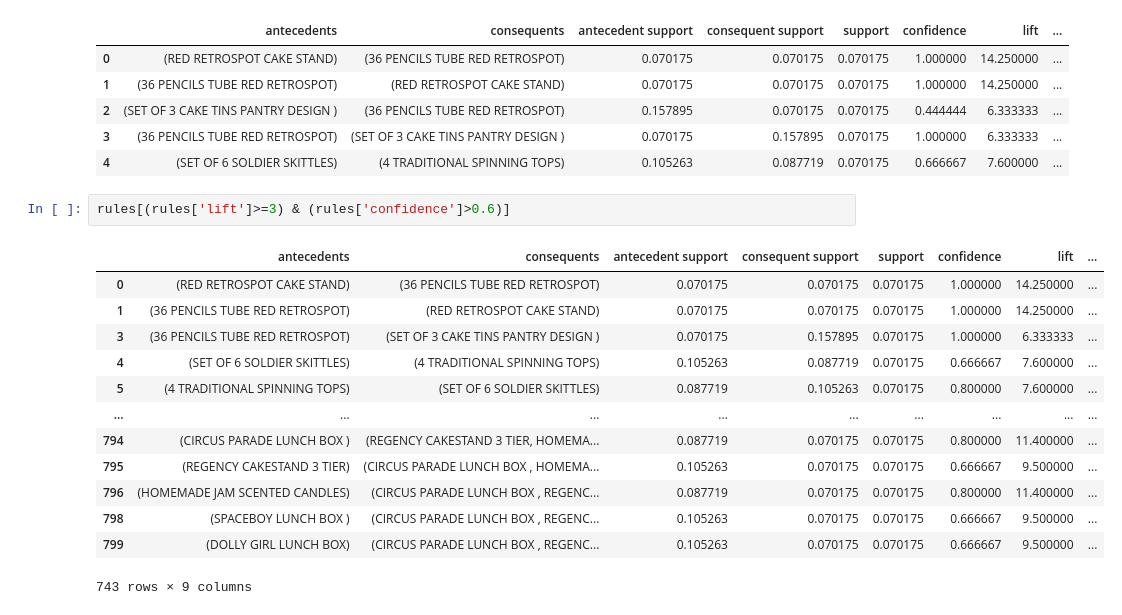
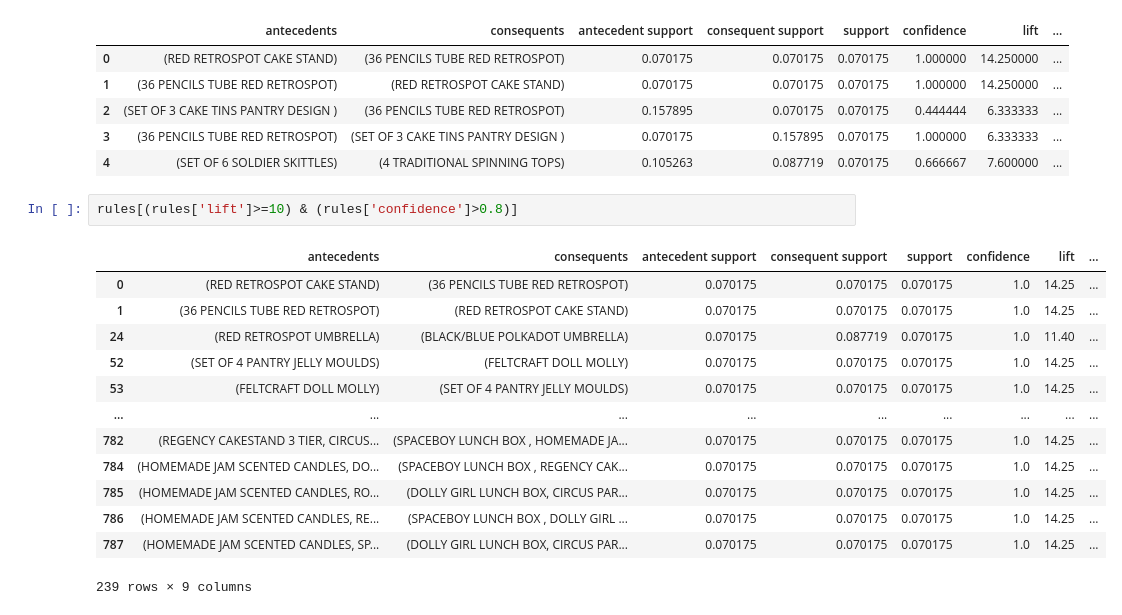
Before and after one commit to rowizu/MachineLearningExamples, a Jupyter notebook: RetailDataAssociationRule.ipynb, the cells around one changed output. Drawn from its saved outputs; the diff is of its cells as text.

```diff
--- a/RetailDataAssociationRule.ipynb
+++ b/RetailDataAssociationRule.ipynb
@@ -190,18 +194,18 @@ rules.head()
 | 3 | (36 PENCILS TUBE RED RETROSPOT) | (SET OF 3 CAKE TINS PANTRY DESIGN ) | 0.070175 | 0.157895 | 0.070175 | 1.000000 | 6.333333 | ... |
 | 4 | (SET OF 6 SOLDIER SKITTLES) | (4 TRADITIONAL SPINNING TOPS) | 0.105263 | 0.087719 | 0.070175 | 0.666667 | 7.600000 | ... |
 # %%
-rules[(rules['lift']>=3) & (rules['confidence']>0.6)]
+rules[(rules['lift']>=10) & (rules['confidence']>0.8)]
 # %% [output]
 |  | antecedents | consequents | antecedent support | consequent support | support | confidence | lift | ... |
-| 0 | (RED RETROSPOT CAKE STAND) | (36 PENCILS TUBE RED RETROSPOT) | 0.070175 | 0.070175 | 0.070175 | 1.000000 | 14.250000 | ... |
-| 1 | (36 PENCILS TUBE RED RETROSPOT) | (RED RETROSPOT CAKE STAND) | 0.070175 | 0.070175 | 0.070175 | 1.000000 | 14.250000 | ... |
-| 3 | (36 PENCILS TUBE RED RETROSPOT) | (SET OF 3 CAKE TINS PANTRY DESIGN ) | 0.070175 | 0.157895 | 0.070175 | 1.000000 | 6.333333 | ... |
-| 4 | (SET OF 6 SOLDIER SKITTLES) | (4 TRADITIONAL SPINNING TOPS) | 0.105263 | 0.087719 | 0.070175 | 0.666667 | 7.600000 | ... |
-| 5 | (4 TRADITIONAL SPINNING TOPS) | (SET OF 6 SOLDIER SKITTLES) | 0.087719 | 0.105263 | 0.070175 | 0.800000 | 7.600000 | ... |
+| 0 | (RED RETROSPOT CAKE STAND) | (36 PENCILS TUBE RED RETROSPOT) | 0.070175 | 0.070175 | 0.070175 | 1.0 | 14.25 | ... |
+| 1 | (36 PENCILS TUBE RED RETROSPOT) | (RED RETROSPOT CAKE STAND) | 0.070175 | 0.070175 | 0.070175 | 1.0 | 14.25 | ... |
+| 24 | (RED RETROSPOT UMBRELLA) | (BLACK/BLUE POLKADOT UMBRELLA) | 0.070175 | 0.087719 | 0.070175 | 1.0 | 11.40 | ... |
+| 52 | (SET OF 4 PANTRY JELLY MOULDS) | (FELTCRAFT DOLL MOLLY) | 0.070175 | 0.070175 | 0.070175 | 1.0 | 14.25 | ... |
+| 53 | (FELTCRAFT DOLL MOLLY) | (SET OF 4 PANTRY JELLY MOULDS) | 0.070175 | 0.070175 | 0.070175 | 1.0 | 14.25 | ... |
 | ... | ... | ... | ... | ... | ... | ... | ... | ... |
-| 794 | (CIRCUS PARADE LUNCH BOX ) | (REGENCY CAKESTAND 3 TIER, HOMEMA... | 0.087719 | 0.070175 | 0.070175 | 0.800000 | 11.400000 | ... |
-| 795 | (REGENCY CAKESTAND 3 TIER) | (CIRCUS PARADE LUNCH BOX , HOMEMA... | 0.105263 | 0.070175 | 0.070175 | 0.666667 | 9.500000 | ... |
-| 796 | (HOMEMADE JAM SCENTED CANDLES) | (CIRCUS PARADE LUNCH BOX , REGENC... | 0.087719 | 0.070175 | 0.070175 | 0.800000 | 11.400000 | ... |
-| 798 | (SPACEBOY LUNCH BOX ) | (CIRCUS PARADE LUNCH BOX , REGENC... | 0.105263 | 0.070175 | 0.070175 | 0.666667 | 9.500000 | ... |
-| 799 | (DOLLY GIRL LUNCH BOX) | (CIRCUS PARADE LUNCH BOX , REGENC... | 0.105263 | 0.070175 | 0.070175 | 0.666667 | 9.500000 | ... |
+| 782 | (REGENCY CAKESTAND 3 TIER, CIRCUS... | (SPACEBOY LUNCH BOX , HOMEMADE JA... | 0.070175 | 0.070175 | 0.070175 | 1.0 | 14.25 | ... |
+| 784 | (HOMEMADE JAM SCENTED CANDLES, DO... | (SPACEBOY LUNCH BOX , REGENCY CAK... | 0.070175 | 0.070175 | 0.070175 | 1.0 | 14.25 | ... |
+| 785 | (HOMEMADE JAM SCENTED CANDLES, RO... | (DOLLY GIRL LUNCH BOX, CIRCUS PAR... | 0.070175 | 0.070175 | 0.070175 | 1.0 | 14.25 | ... |
+| 786 | (HOMEMADE JAM SCENTED CANDLES, RE... | (SPACEBOY LUNCH BOX , DOLLY GIRL ... | 0.070175 | 0.070175 | 0.070175 | 1.0 | 14.25 | ... |
+| 787 | (HOMEMADE JAM SCENTED CANDLES, SP... | (DOLLY GIRL LUNCH BOX, CIRCUS PAR... | 0.070175 | 0.070175 | 0.070175 | 1.0 | 14.25 | ... |
-743 rows × 9 columns
+239 rows × 9 columns
```
Also changed, not shown: parts of 7 cells of this notebook.
